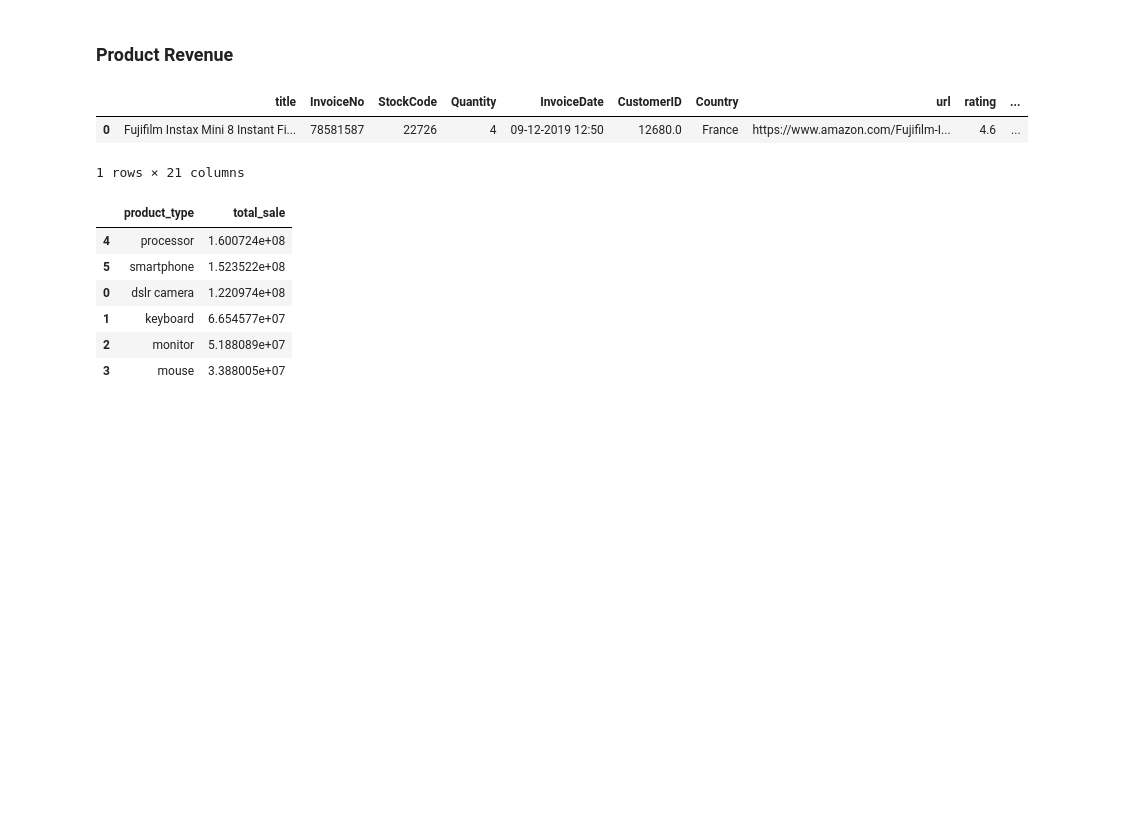
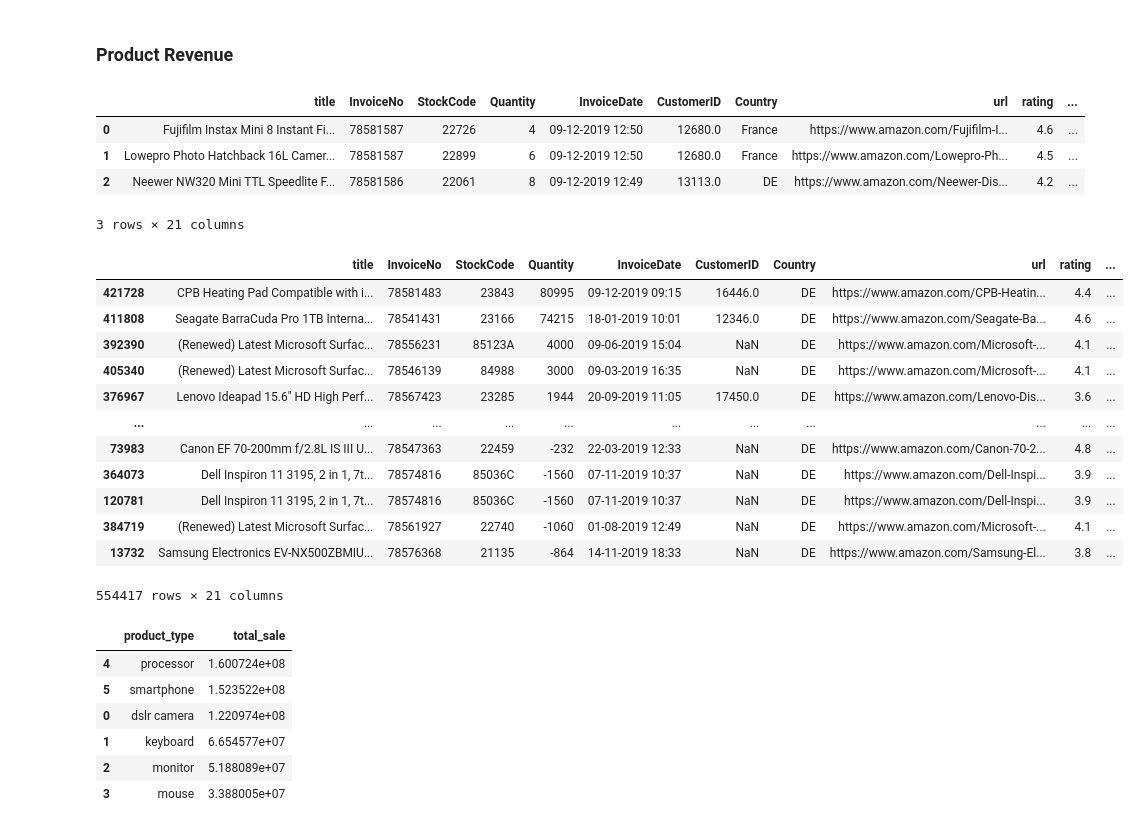
Before and after one commit to selinbulbul/ecommerce-scrape, a Jupyter notebook: Sales Data/tasks.ipynb, the cells around one changed output. Drawn from its saved outputs; the diff is of its cells as text; code cells hidden in the pictures; blank space fills up the shorter version.

```diff
--- a/Sales Data/tasks.ipynb
+++ b/Sales Data/tasks.ipynb
@@ -145,11 +154,29 @@ df["year"]= pd.to_numeric(df["year"])
 # %% [markdown]
 ### Product Revenue
 # %%
-df.head(1)
+df.head(3)
 # %% [output]
 |  | title | InvoiceNo | StockCode | Quantity | InvoiceDate | CustomerID | Country | url | rating | ... |
 | 0 | Fujifilm Instax Mini 8 Instant Fi... | 78581587 | 22726 | 4 | 09-12-2019 12:50 | 12680.0 | France | https://www.amazon.com/Fujifilm-I... | 4.6 | ... |
+| 1 | Lowepro Photo Hatchback 16L Camer... | 78581587 | 22899 | 6 | 09-12-2019 12:50 | 12680.0 | France | https://www.amazon.com/Lowepro-Ph... | 4.5 | ... |
+| 2 | Neewer NW320 Mini TTL Speedlite F... | 78581586 | 22061 | 8 | 09-12-2019 12:49 | 13113.0 | DE | https://www.amazon.com/Neewer-Dis... | 4.2 | ... |
-1 rows × 21 columns
+3 rows × 21 columns
+# %%
+df.sort_values(by= "total_sale", ascending= False)
+# %% [output]
+|  | title | InvoiceNo | StockCode | Quantity | InvoiceDate | CustomerID | Country | url | rating | ... |
+| 421728 | CPB Heating Pad Compatible with i... | 78581483 | 23843 | 80995 | 09-12-2019 09:15 | 16446.0 | DE | https://www.amazon.com/CPB-Heatin... | 4.4 | ... |
+| 411808 | Seagate BarraCuda Pro 1TB Interna... | 78541431 | 23166 | 74215 | 18-01-2019 10:01 | 12346.0 | DE | https://www.amazon.com/Seagate-Ba... | 4.6 | ... |
+| 392390 | (Renewed) Latest Microsoft Surfac... | 78556231 | 85123A | 4000 | 09-06-2019 15:04 | NaN | DE | https://www.amazon.com/Microsoft-... | 4.1 | ... |
+| 405340 | (Renewed) Latest Microsoft Surfac... | 78546139 | 84988 | 3000 | 09-03-2019 16:35 | NaN | DE | https://www.amazon.com/Microsoft-... | 4.1 | ... |
+| 376967 | Lenovo Ideapad 15.6" HD High Perf... | 78567423 | 23285 | 1944 | 20-09-2019 11:05 | 17450.0 | DE | https://www.amazon.com/Lenovo-Dis... | 3.6 | ... |
+| ... | ... | ... | ... | ... | ... | ... | ... | ... | ... | ... |
+| 73983 | Canon EF 70-200mm f/2.8L IS III U... | 78547363 | 22459 | -232 | 22-03-2019 12:33 | NaN | DE | https://www.amazon.com/Canon-70-2... | 4.8 | ... |
+| 364073 | Dell Inspiron 11 3195, 2 in 1, 7t... | 78574816 | 85036C | -1560 | 07-11-2019 10:37 | NaN | DE | https://www.amazon.com/Dell-Inspi... | 3.9 | ... |
+| 120781 | Dell Inspiron 11 3195, 2 in 1, 7t... | 78574816 | 85036C | -1560 | 07-11-2019 10:37 | NaN | DE | https://www.amazon.com/Dell-Inspi... | 3.9 | ... |
+| 384719 | (Renewed) Latest Microsoft Surfac... | 78561927 | 22740 | -1060 | 01-08-2019 12:49 | NaN | DE | https://www.amazon.com/Microsoft-... | 4.1 | ... |
+| 13732 | Samsung Electronics EV-NX500ZBMIU... | 78576368 | 21135 | -864 | 14-11-2019 18:33 | NaN | DE | https://www.amazon.com/Samsung-El... | 3.8 | ... |
+554417 rows × 21 columns
 # %%
 df_product= df.groupby(["product_type"])["total_sale"].sum().reset_index()
 df_product.sort_values(by = "total_sale", ascending=False)
```
Also changed, not shown: parts of 9 cells of this notebook.
